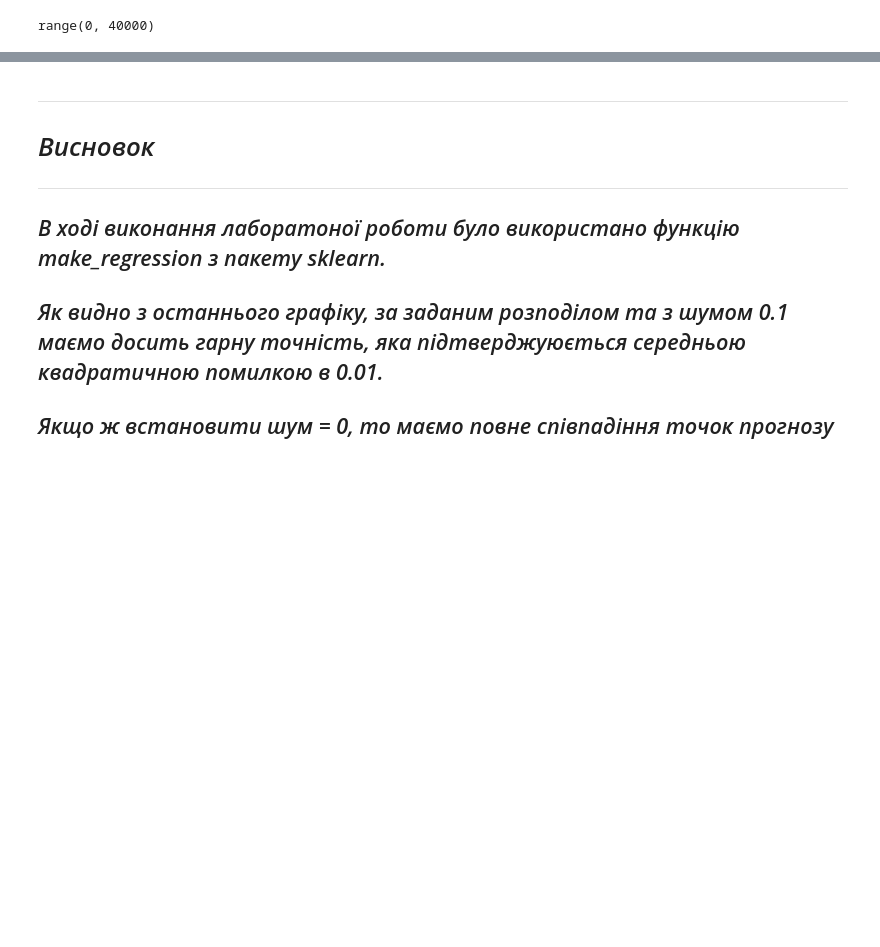
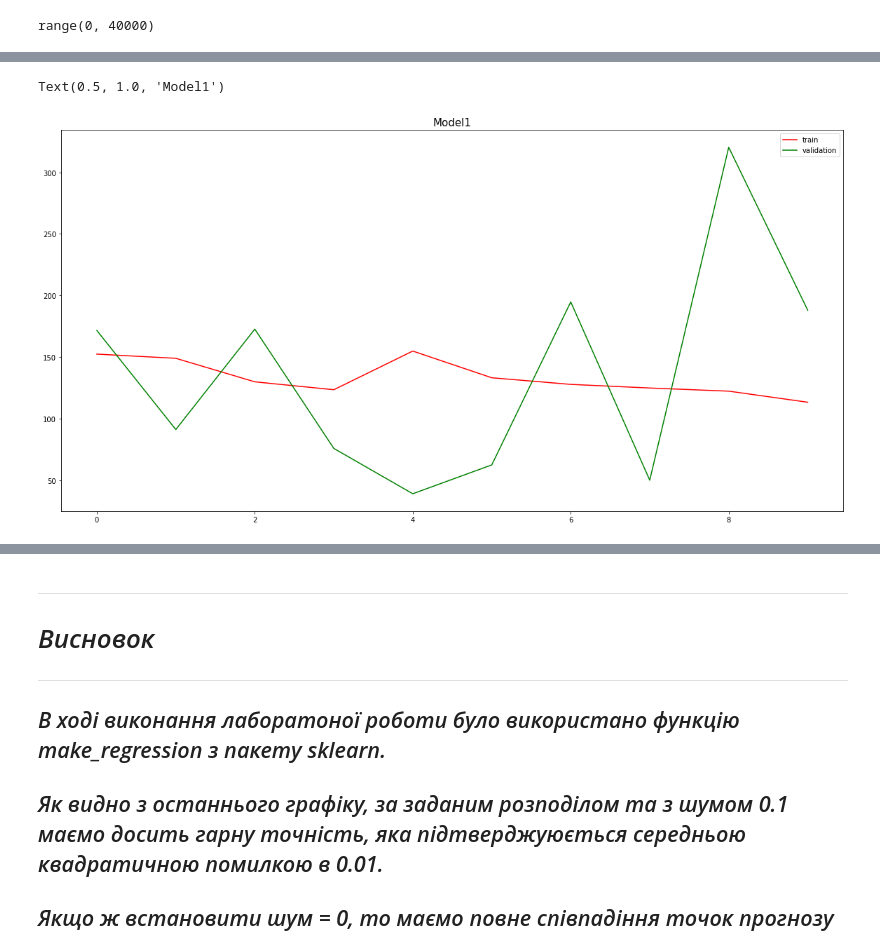
Before and after one commit to TemaSeriy/nn2021, a Jupyter notebook: Lab2/lab2_visualisation.ipynb, the cells around one changed output, grey strips where cells are left out. Drawn from its saved outputs; the diff is of its cells as text; code cells hidden in the pictures; blank space fills up the shorter version.

```diff
--- a/Lab2/lab2_visualisation.ipynb
+++ b/Lab2/lab2_visualisation.ipynb
@@ -110,0 +121,23 @@ plt.show()
+# %%
+tf.random.set_seed(717)
+
+model1 = Sequential(
+    [
+        Dense(100),
+        Dense(1)
+    ]
+)
+
+model1.compile(
+    loss = mae,
+    optimizer = Adam(),
+    metrics = [mae,mse]
+)
+# %%
+X_train, X_test, Y_train, Y_test = train_test_split(X,Y, test_size=0.2)
+# %%
+history1 = model1.fit(X_train,Y_train,
+    validation_data=(X_test,Y_test),
+    epochs=10,
+    batch_size = 64
+    )
@@ -110,0 +165,9 @@ plt.show()
+# %%
+fig, ax = plt.subplots(1, 1, figsize=(20,10))
+ax.plot(history1.history['loss'], 'red', label='train')
+ax.plot(history1.history['val_loss'], 'green' ,label='validation')
+ax.legend()
+plt.title("Model1", fontsize = 15)
+# %% [output]
+Text(0.5, 1.0, 'Model1')
+[figure, added]
```
Also changed, not shown: parts of 21 cells of this notebook.
